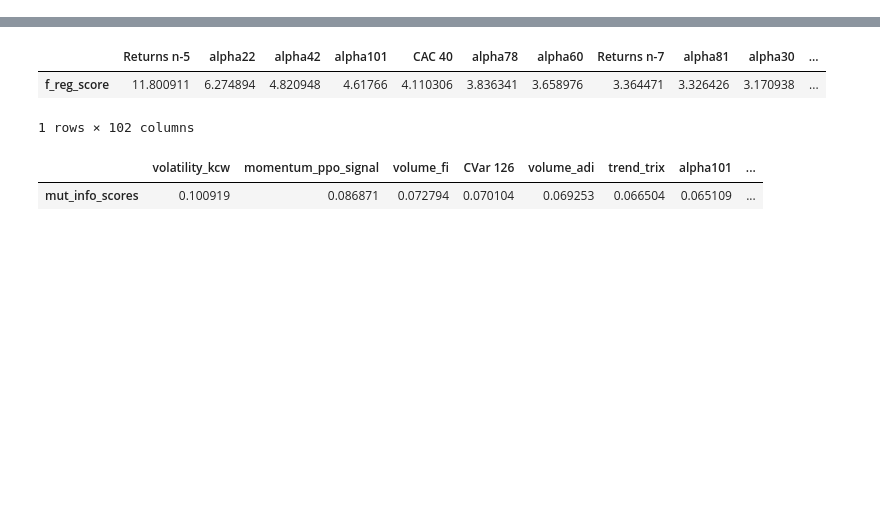
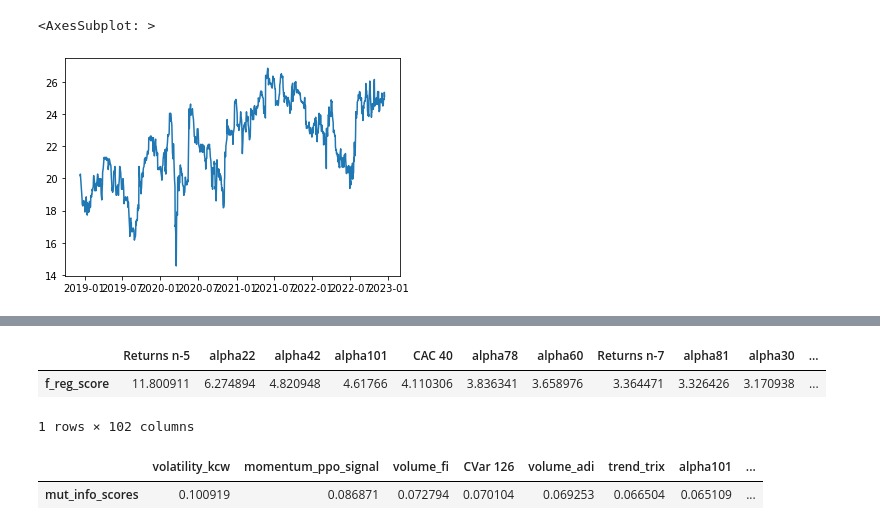
Before and after one commit to Wolvpak/ProjetFinance, a Jupyter notebook: feature selection.ipynb, the cells around one changed output, grey strips where cells are left out. Cells and saved outputs as stored; diff of their text form; code cells hidden in the pictures; blank space fills up the shorter version.

```diff
--- a/feature selection.ipynb
+++ b/feature selection.ipynb
@@ -51,0 +135,5 @@ data_scaled
+# %%
+data['Close'].plot()
+# %% [output]
+<AxesSubplot: >
+[figure, added]
```
Also changed, not shown: parts of 16 cells of this notebook, 46 other files.
